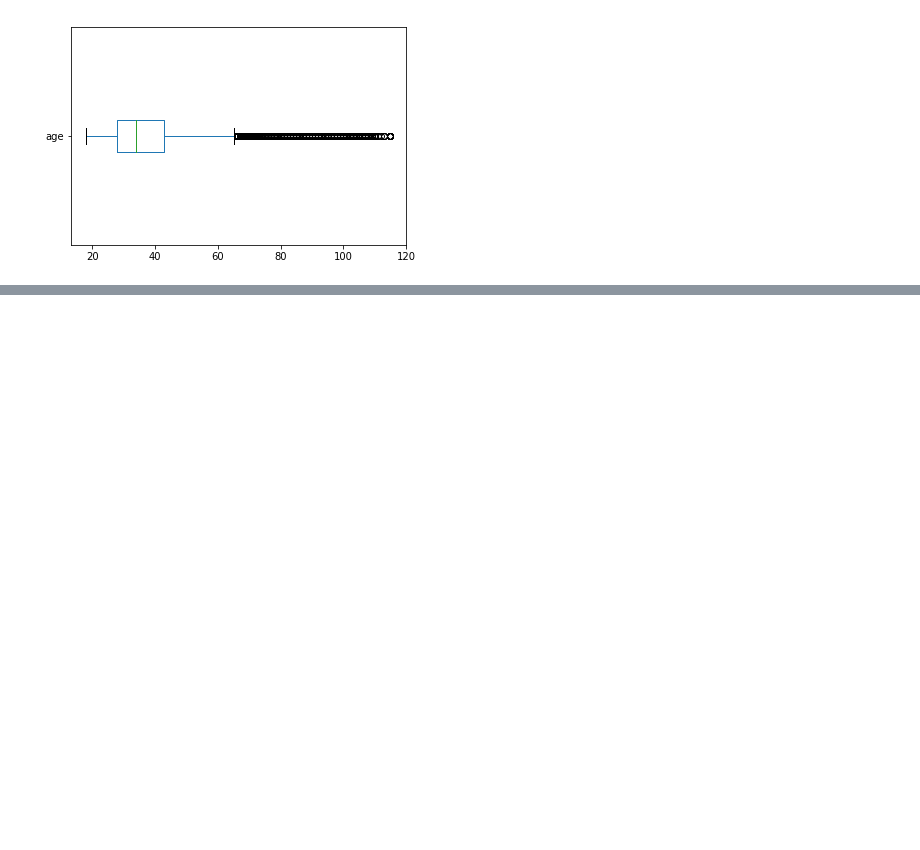
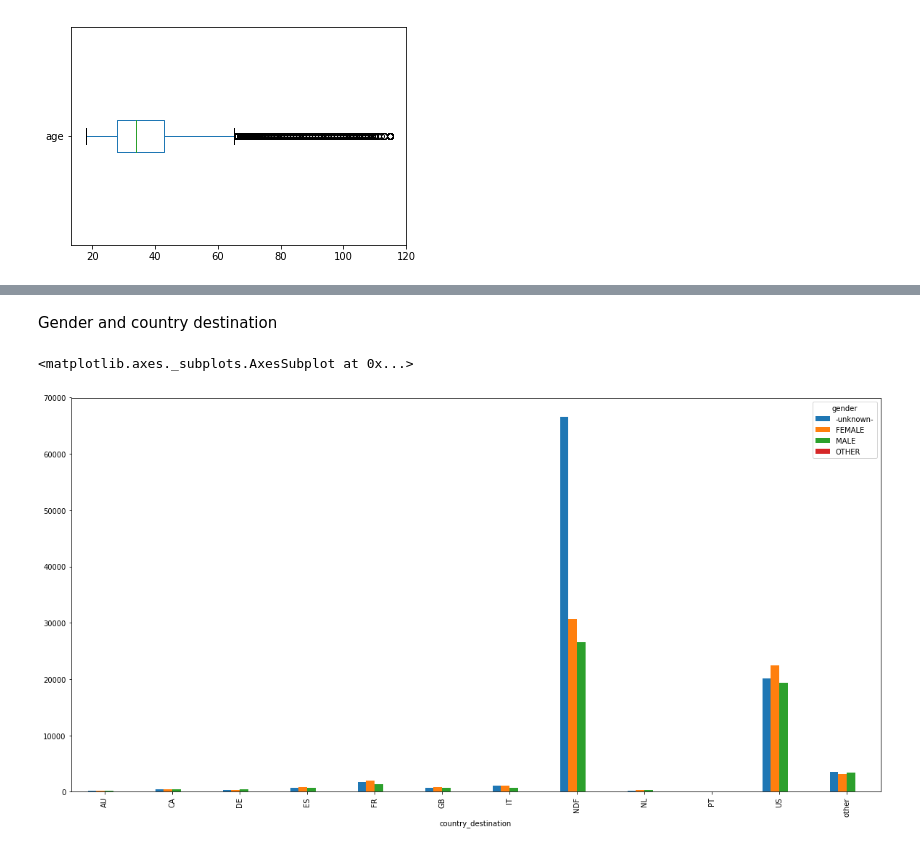
Before and after one commit to cmillsop/w207_final, a Jupyter notebook: exploratory_analysis.ipynb, the cells around one changed output, grey strips where cells are left out. Cells and saved outputs as stored; diff of their text form; code cells hidden in the pictures; blank space fills up the shorter version.

```diff
--- a/exploratory_analysis.ipynb
+++ b/exploratory_analysis.ipynb
@@ -360,3 +353,0 @@ dfs['train_users_2'].age.plot.box(vert=False)
-# %%
-dfs['train_users_2'].date_first_booking = dfs_raw['train_users_2'].date_first_booking.astype('datetime64')
-dfs['train_users_2'].date_account_created = dfs_raw['train_users_2'].date_account_created.astype('datetime64')
@@ -384,2 +353,0 @@ dfs['train_users_2'].describe(include='all')
-# %%
-dfs['train_users_2'] = dfs['train_users_2'][dfs['train_users_2'].date_account_created <= dfs['train_users_2'].date_first_booking]
@@ -470,0 +361,8 @@ dfs['train_users_2'][dfs['train_users_2']['date_account_created'] > pd.to_dateti
+# %% [markdown]
+Gender and country destination
+# %%
+plt.rcParams['figure.figsize'] = [20, 10]
+pd.crosstab(dfs['train_users_2']['country_destination'],dfs['train_users_2']['gender']).plot.bar()
+# %% [output]
+<matplotlib.axes._subplots.AxesSubplot at 0x...>
+[figure, added]
```
Also changed, not shown: parts of 65 cells of this notebook.
